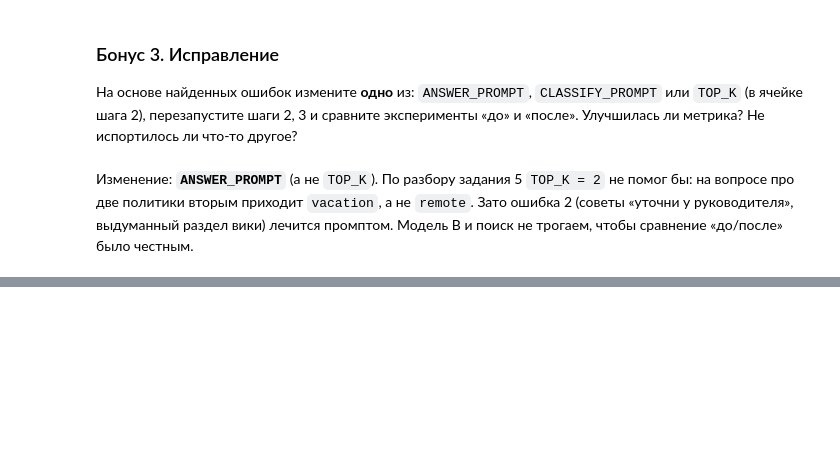
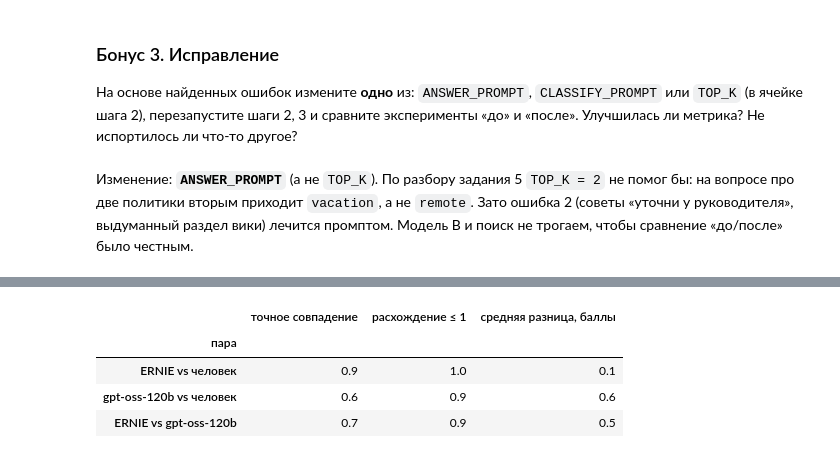
Before and after one commit to bbzet/ai-agentic-labs, a Jupyter notebook: lab_8/Lab8_HR_agent_evaluation.ipynb, the cells around one changed output, grey strips where cells are left out. Saved outputs shown, nothing was run; the diff lists cells and outputs as text; code cells hidden in the pictures; blank space fills up the shorter version.

```diff
--- a/lab_8/Lab8_HR_agent_evaluation.ipynb
+++ b/lab_8/Lab8_HR_agent_evaluation.ipynb
@@ -625,0 +705,16 @@ before_after[before_after["feedback.faithfulness до"].notna()]
+# %%
+
+def agreement(x, y):
+    d = (judges[x] - judges[y]).abs()
+    return {"пара": f"{x} vs {y}", "точное совпадение": (d == 0).mean(), "расхождение ≤ 1": (d <= 1).mean(),
+            "средняя разница, баллы": d.mean()}
+
+
+pd.DataFrame([agreement("ERNIE", "человек"), agreement("gpt-oss-120b", "человек"),
+              agreement("ERNIE", "gpt-oss-120b")]).set_index("пара").round(2)
+# %% [output]
+|  | точное совпадение | расхождение ≤ 1 | средняя разница, баллы |
+| пара |  |  |  |
+| ERNIE vs человек | 0.9 | 1.0 | 0.1 |
+| gpt-oss-120b vs человек | 0.6 | 0.9 | 0.6 |
+| ERNIE vs gpt-oss-120b | 0.7 | 0.9 | 0.5 |
```
Also changed, not shown: parts of 6 cells of this notebook, 2 other files.
